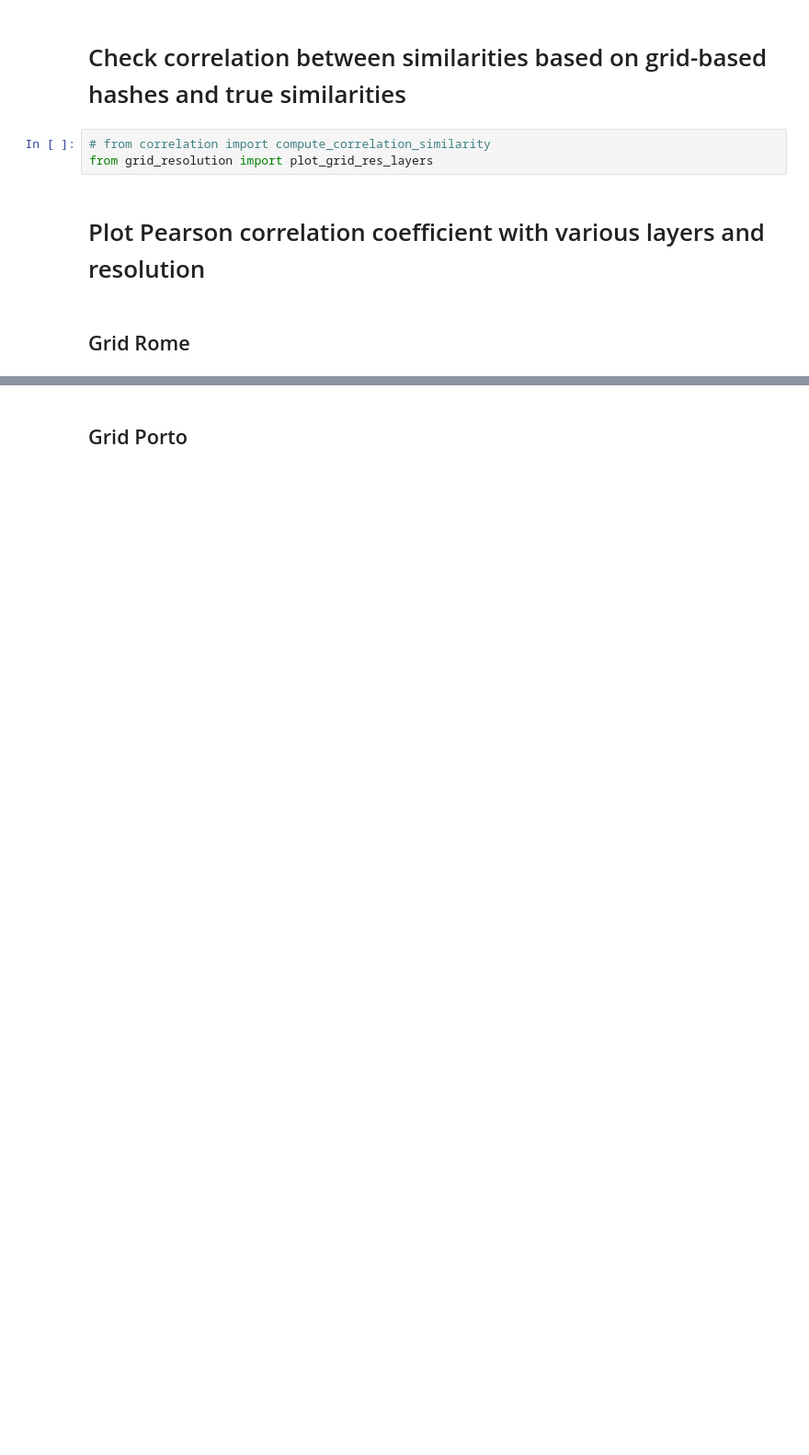
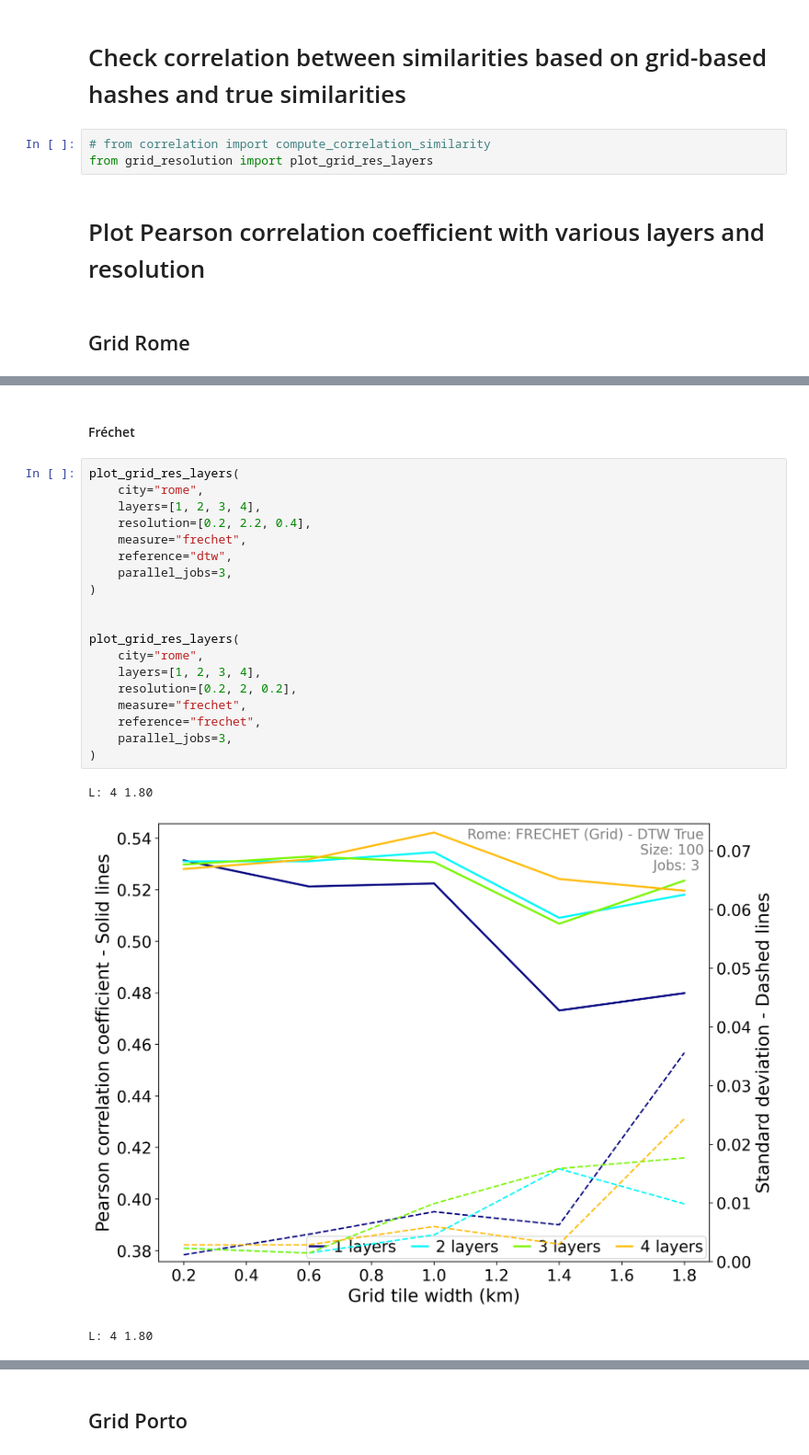
Before and after one commit to eivindmidtbo/masteroppgave, a Jupyter notebook: correlation/grid_correlation.ipynb, the cells around one changed output, grey strips where cells are left out. Shown at 92% size. Cells and saved outputs as stored; diff of their text form; blank space fills up the shorter version.

Commit message:
separate frechet and dtw for correlation plotting

```diff
--- a/correlation/grid_correlation.ipynb
+++ b/correlation/grid_correlation.ipynb
@@ -50,0 +36,25 @@ L: 5 1.80
+# %% [markdown]
+#### Fréchet
+# %%
+plot_grid_res_layers(
+    city="rome",
+    layers=[1, 2, 3, 4],
+    resolution=[0.2, 2.2, 0.4],
+    measure="frechet",
+    reference="dtw",
+    parallel_jobs=3,
+)
+
+
+plot_grid_res_layers(
+    city="rome",
+    layers=[1, 2, 3, 4],
+    resolution=[0.2, 2, 0.2],
+    measure="frechet",
+    reference="frechet",
+    parallel_jobs=3,
+)
+# %% [output]
+L: 4 1.80
+[figure, added]
+L: 4 1.80
```
Also changed, not shown: parts of 11 cells of this notebook.
